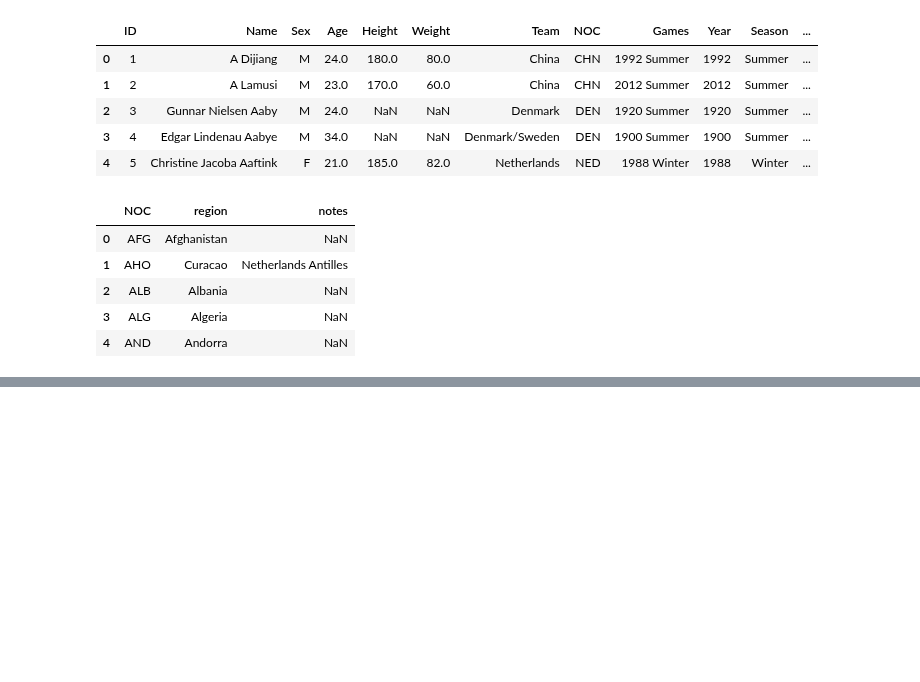
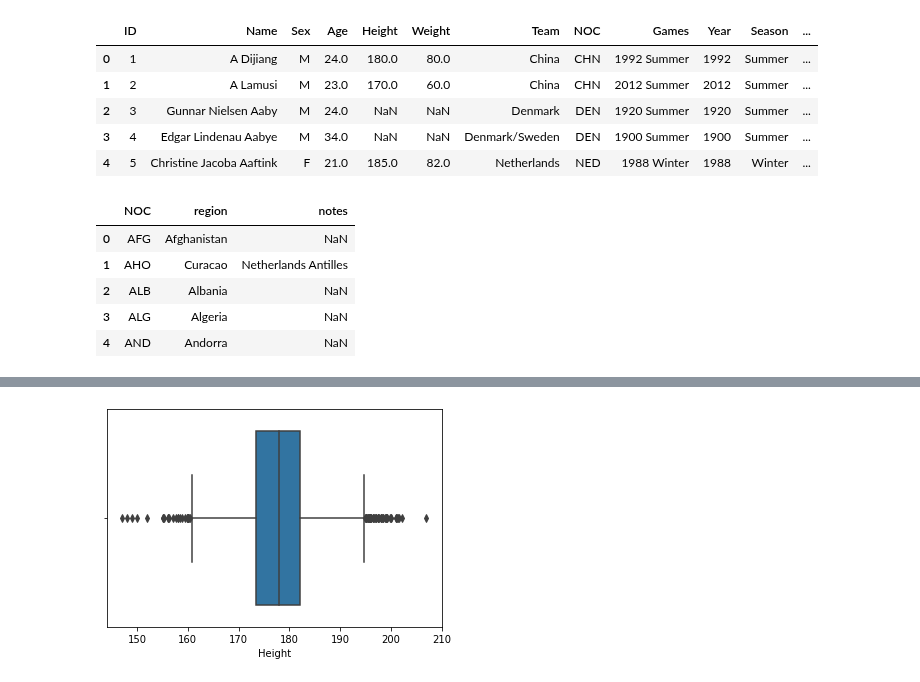
Before and after one commit to Nourankh20/Data-Visualization, a Jupyter notebook: Visualization.ipynb, the cells around one changed output, grey strips where cells are left out. Saved outputs shown, nothing was run; the diff lists cells and outputs as text; code cells hidden in the pictures; blank space fills up the shorter version.

```diff
--- a/Visualization.ipynb
+++ b/Visualization.ipynb
@@ -46,0 +100,4 @@ df = pd.merge(athlete_events_df,noc_regions,left_on='NOC',right_on='NOC')
+# %%
+ay = sns.boxplot(x=dropped_null_values_height_males)
+# %% [output]
+[figure, added]
```
Also changed, not shown: parts of 39 cells of this notebook.
